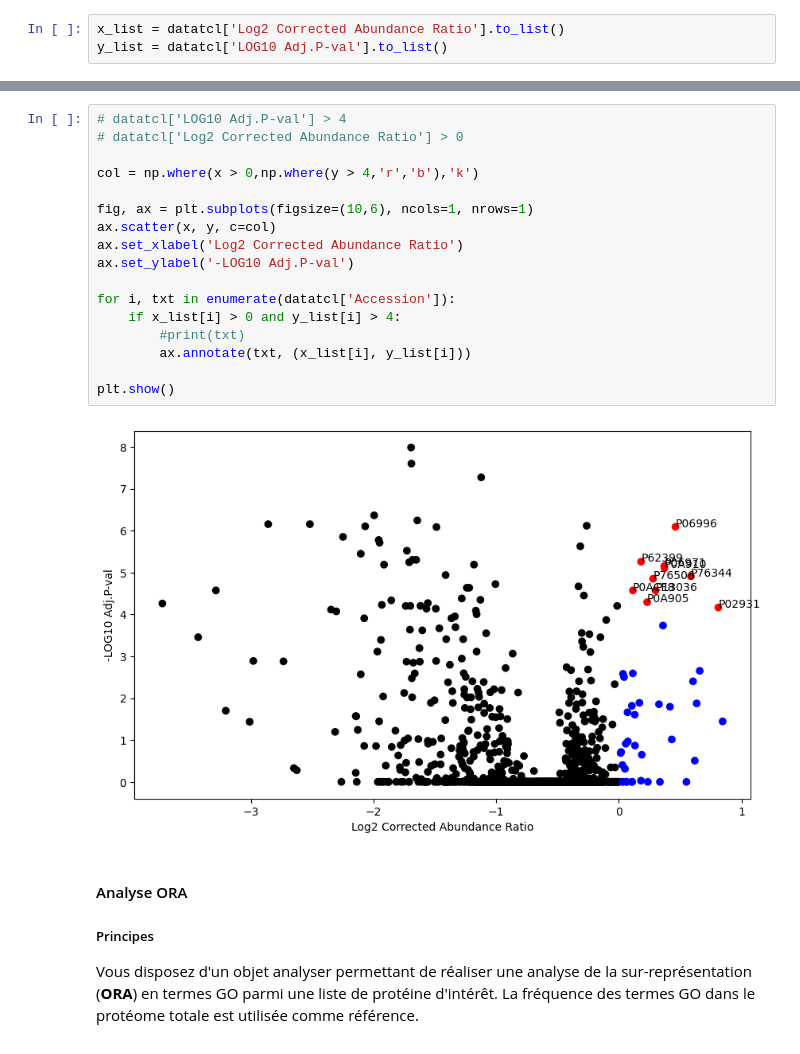
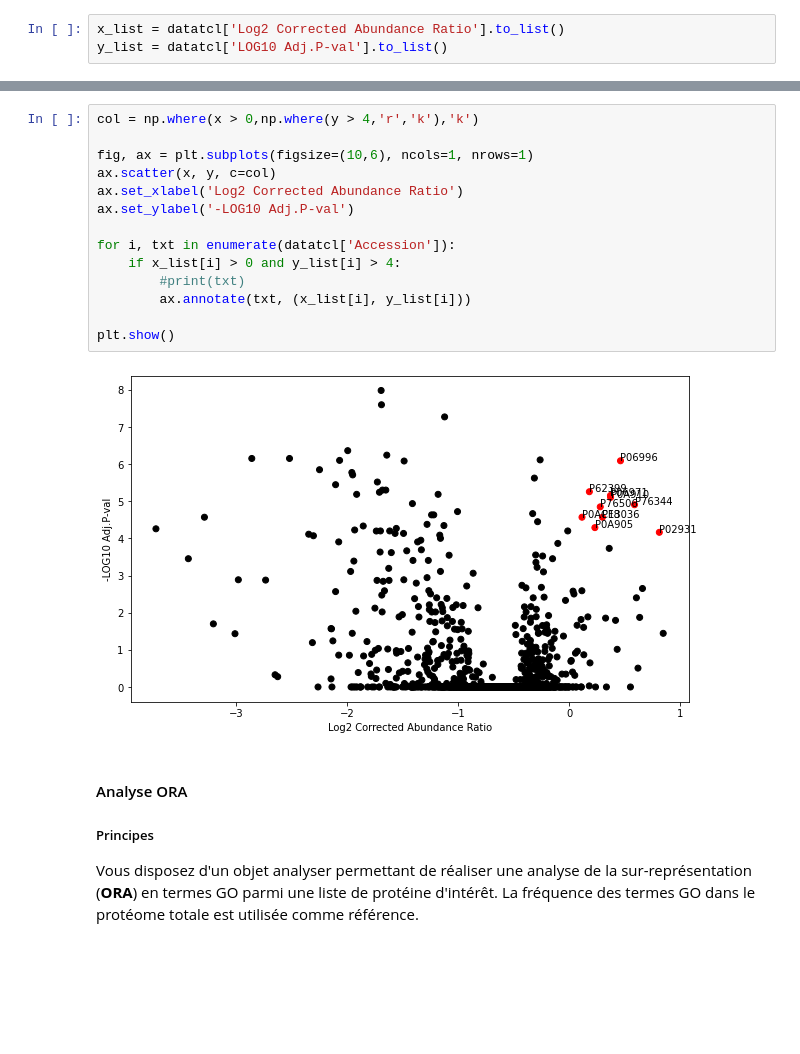
Before and after one commit to gnoiret/VDB_jupyter, a Jupyter notebook: exercices/TP2.ipynb, the cells around one changed output, grey strips where cells are left out. Saved outputs shown, nothing was run; the diff lists cells and outputs as text; blank space fills up the shorter version.

```diff
--- a/exercices/TP2.ipynb
+++ b/exercices/TP2.ipynb
@@ -163,24 +156,21 @@ for i, txt in enumerate(datatcl['Accession']):
 1739 P76344
 1744 P02931
 # %%
-# datatcl['LOG10 Adj.P-val'] > 4
-# datatcl['Log2 Corrected Abundance Ratio'] > 0
-
-col = np.where(x > 0,np.where(y > 4,'r','b'),'k')
+col = np.where(x > 0,np.where(y > 4,'r','k'),'k')
 
 fig, ax = plt.subplots(figsize=(10,6), ncols=1, nrows=1)
 ax.scatter(x, y, c=col)
 ax.set_xlabel('Log2 Corrected Abundance Ratio')
 ax.set_ylabel('-LOG10 Adj.P-val')
 
 for i, txt in enumerate(datatcl['Accession']):
     if x_list[i] > 0 and y_list[i] > 4:
         #print(txt)
         ax.annotate(txt, (x_list[i], y_list[i]))
 
 plt.show()
 # %% [output]
-[figure, old version]
+[figure, new version]
 # %% [markdown]
 #### Analyse ORA
 
```
Also changed, not shown: parts of 21 cells of this notebook.
